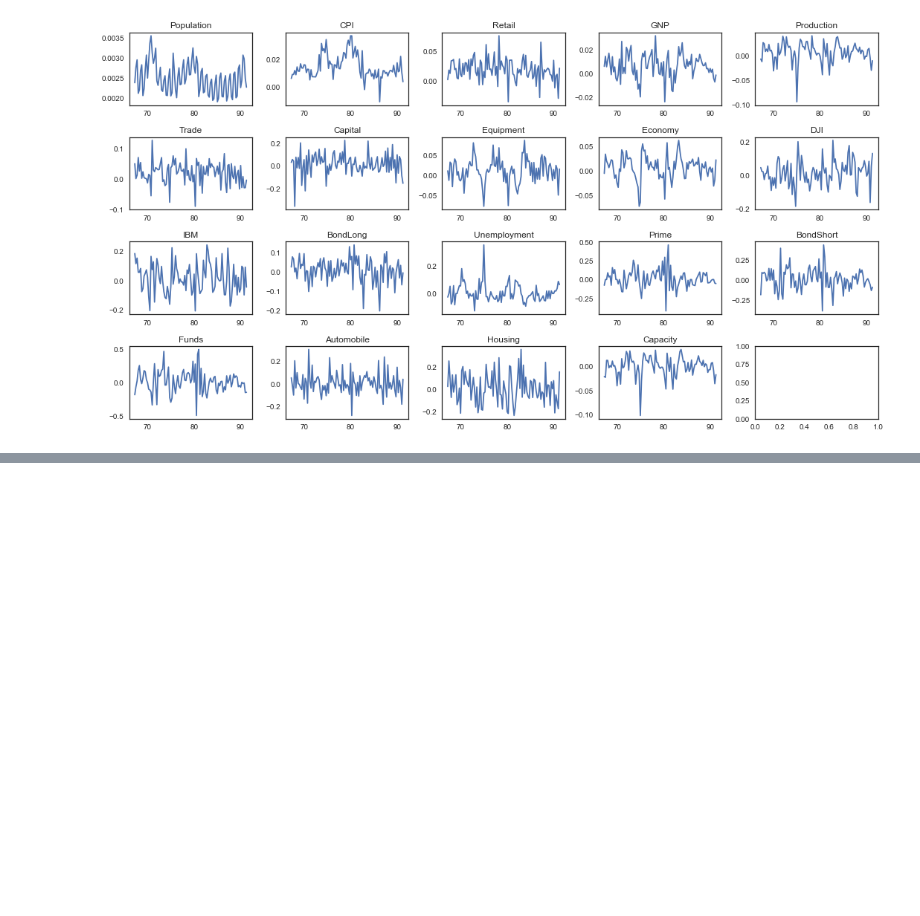
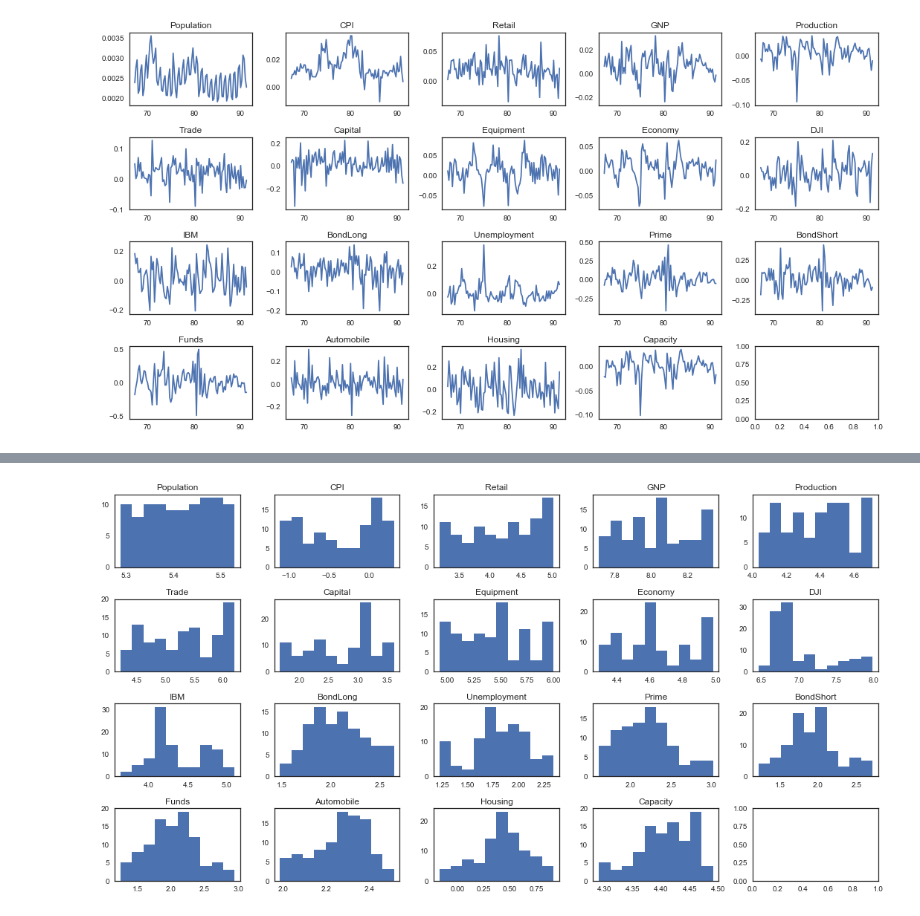
Before and after one commit to yqelisa/apan_data_viz, a Jupyter notebook: DataViz_Assignment4.ipynb, the cells around one changed output, grey strips where cells are left out. Cells and saved outputs as stored; diff of their text form; code cells hidden in the pictures; blank space fills up the shorter version.

```diff
--- a/DataViz_Assignment4.ipynb
+++ b/DataViz_Assignment4.ipynb
@@ -274,0 +528,5 @@ plt.tight_layout()
+# %%
+# Log transform only
+
+df_log = np.log(df_full)
+df_log.head()
@@ -274,0 +540,15 @@ plt.tight_layout()
+# %%
+# histogram of log-transformed variables
+
+fig_log, axs_log = plt.subplots(4, 5, figsize=(15,8))
+
+for idx_log, ax_log in enumerate(axs_log.ravel()):
+    if idx_log==19:
+        pass
+    else:
+        ax_log.hist(df_log[names[idx_log]].dropna(axis=0))
+        ax_log.set_title(names[idx_log])
+
+plt.tight_layout()
+# %% [output]
+[figure, added]
```
Also changed, not shown: parts of 12 cells of this notebook.
